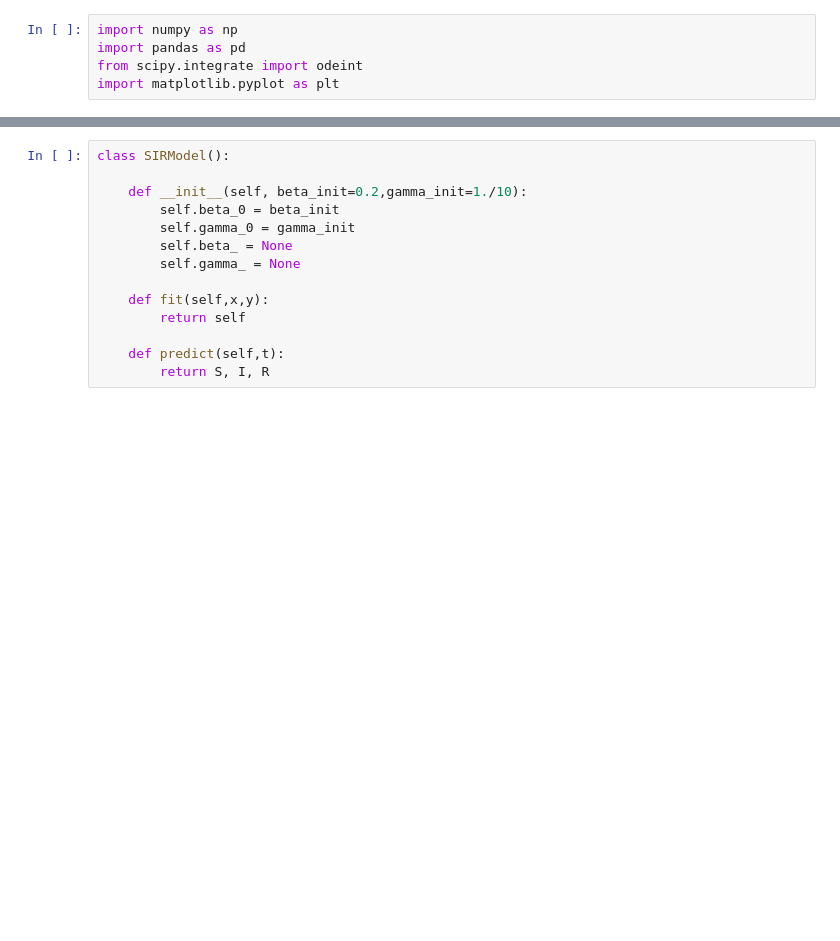
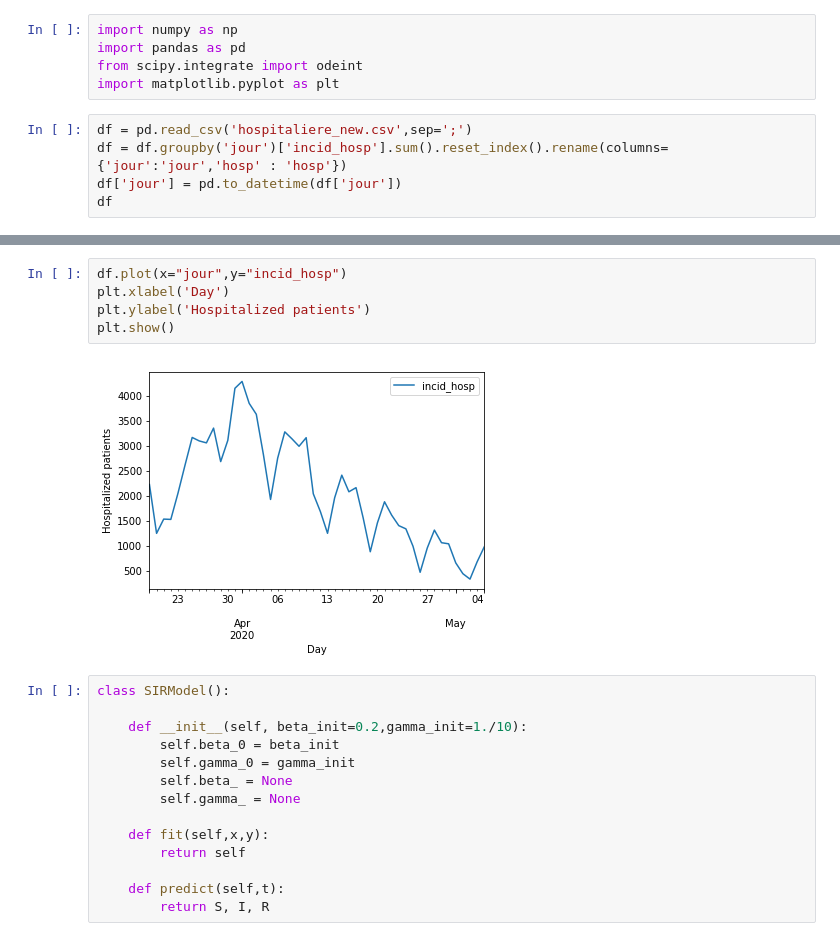
Before and after one commit to klchai/ML_COVID-19, a Jupyter notebook: model/sir.ipynb, the cells around one changed output, grey strips where cells are left out. Drawn from its saved outputs; the diff is of its cells as text; blank space fills up the shorter version.

```diff
--- a/model/sir.ipynb
+++ b/model/sir.ipynb
@@ -3,3 +3,8 @@ import numpy as np
 import pandas as pd
 from scipy.integrate import odeint
 import matplotlib.pyplot as plt
+# %%
+df = pd.read_csv('hospitaliere_new.csv',sep=';')
+df = df.groupby('jour')['incid_hosp'].sum().reset_index().rename(columns={'jour':'jour','hosp' : 'hosp'})
+df['jour'] = pd.to_datetime(df['jour'])
+df
@@ -6,3 +29,10 @@ import matplotlib.pyplot as plt
+# %%
+df.plot(x="jour",y="incid_hosp")
+plt.xlabel('Day')
+plt.ylabel('Hospitalized patients')
+plt.show()
+# %% [output]
+[figure, added]
 # %%
 class SIRModel():
 
```
Also changed, not shown: parts of 6 cells of this notebook.
